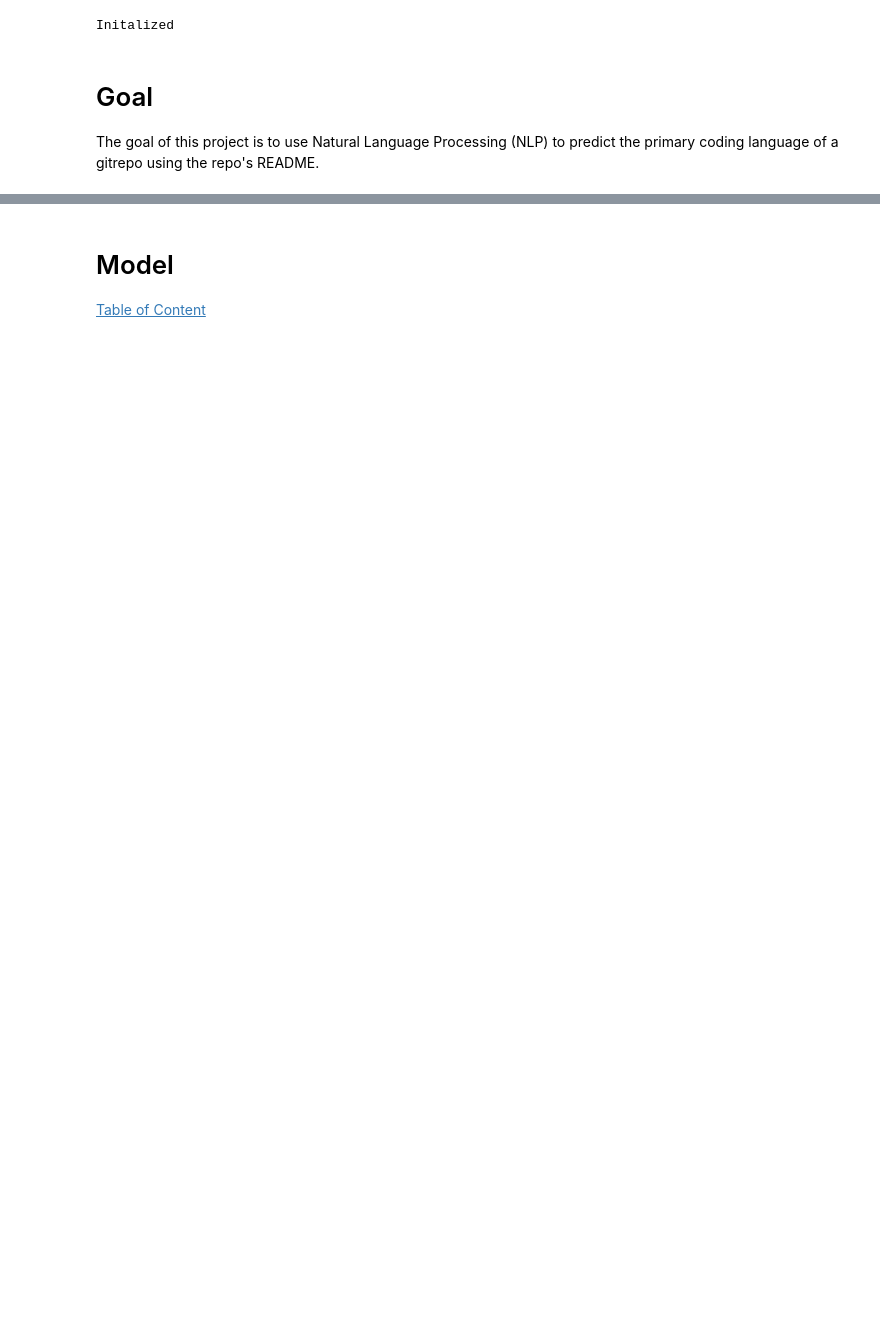
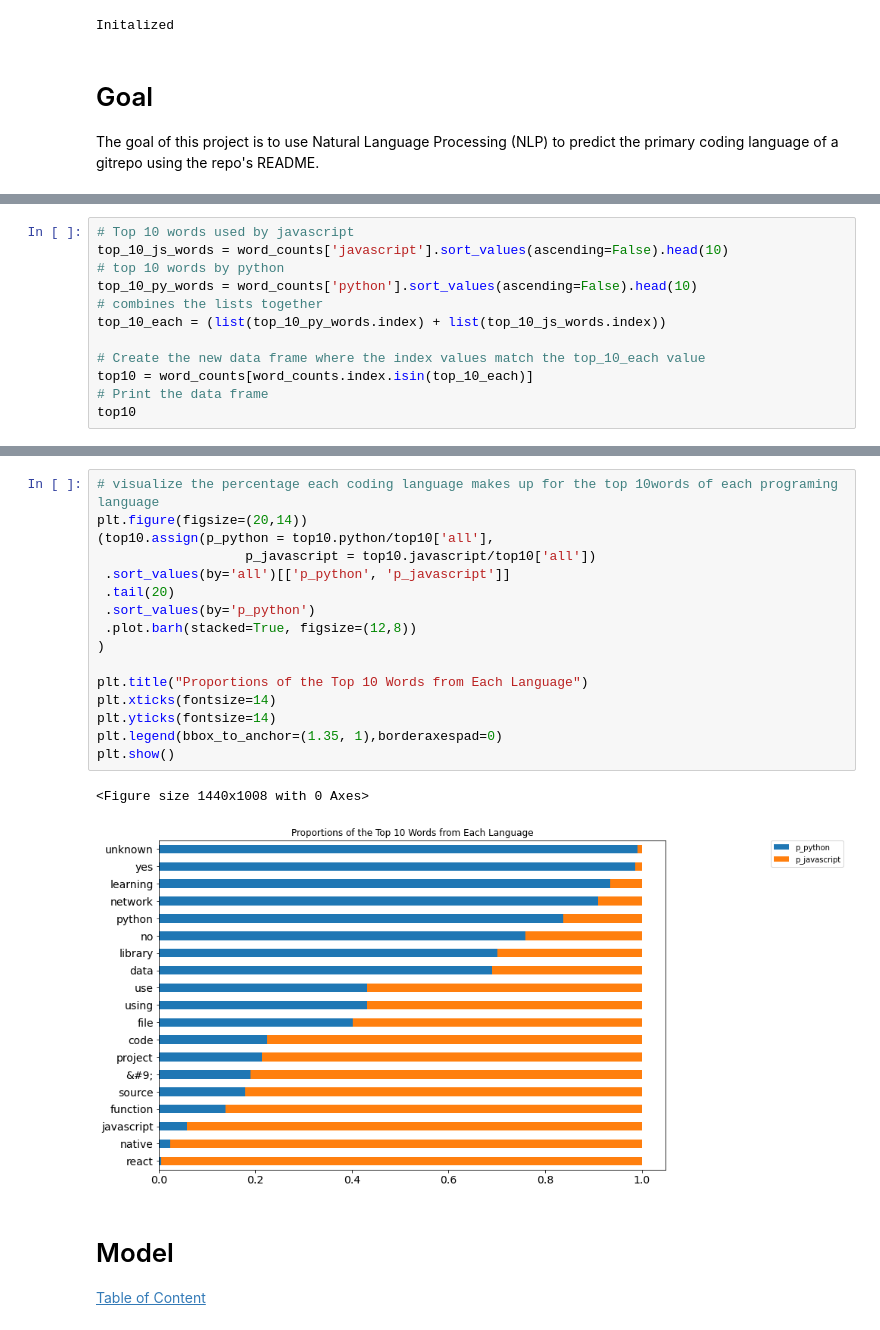
Before and after one commit to NLP-MVPs/nlp-project, a Jupyter notebook: MVP.ipynb, the cells around one changed output, grey strips where cells are left out. Cells and saved outputs as stored; diff of their text form; blank space fills up the shorter version.

```diff
--- a/MVP.ipynb
+++ b/MVP.ipynb
@@ -34,0 +107,12 @@ We will use the modules ***[acquire.py](https://github.com/NLP-MVPs/nlp-project/
+# %%
+# Top 10 words used by javascript
+top_10_js_words = word_counts['javascript'].sort_values(ascending=False).head(10)
+# top 10 words by python
+top_10_py_words = word_counts['python'].sort_values(ascending=False).head(10)
+# combines the lists together
+top_10_each = (list(top_10_py_words.index) + list(top_10_js_words.index))
+
+# Create the new data frame where the index values match the top_10_each value
+top10 = word_counts[word_counts.index.isin(top_10_each)]
+# Print the data frame
+top10
@@ -38,3 +236,22 @@ We will use the modules ***[acquire.py](https://github.com/NLP-MVPs/nlp-project/
+# %%
+# visualize the percentage each coding language makes up for the top 10words of each programing language
+plt.figure(figsize=(20,14))
+(top10.assign(p_python = top10.python/top10['all'],
+                   p_javascript = top10.javascript/top10['all'])
+ .sort_values(by='all')[['p_python', 'p_javascript']]
+ .tail(20)
+ .sort_values(by='p_python')
+ .plot.barh(stacked=True, figsize=(12,8))
+)
+
+plt.title("Proportions of the Top 10 Words from Each Language")
+plt.xticks(fontsize=14)
+plt.yticks(fontsize=14)
+plt.legend(bbox_to_anchor=(1.35, 1),borderaxespad=0)
+plt.show()
+# %% [output]
+<Figure size 1440x1008 with 0 Axes>
+[figure, added]
 # %% [markdown]
 # Model
 [Table of Content](#Table-of-Content)
```
Also changed, not shown: parts of 21 cells of this notebook, 3 other files.
